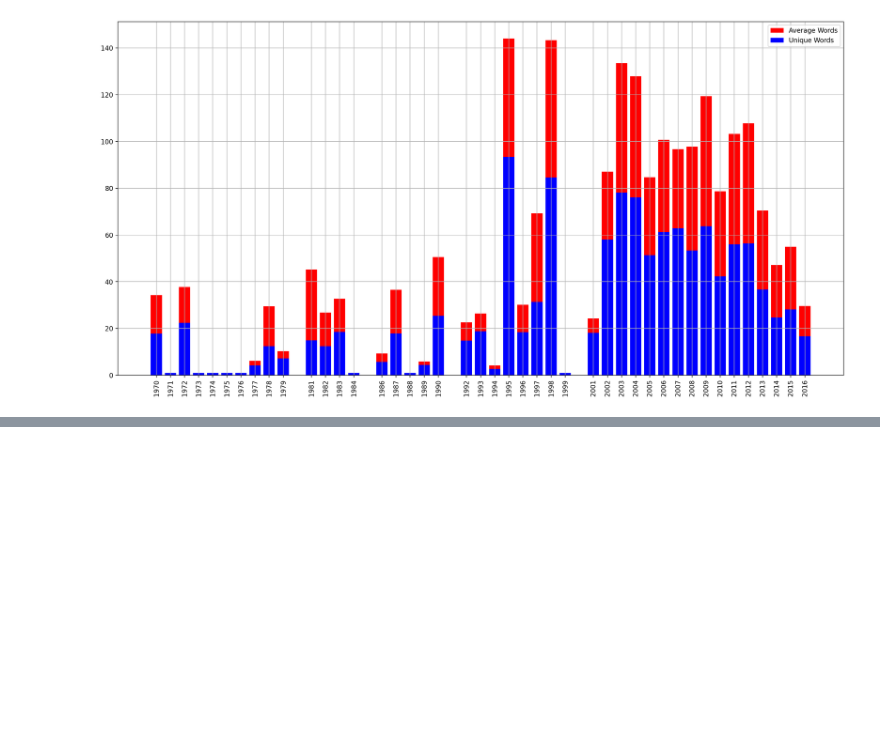
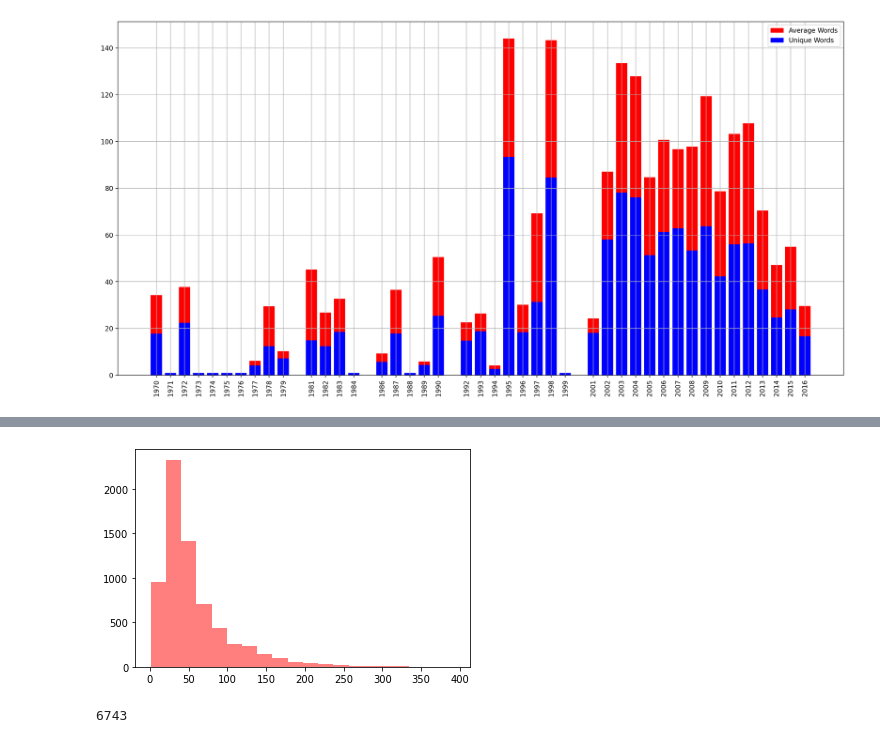
Before and after one commit to MilesJoseph/570_lyrics_NLP, a Jupyter notebook: 570_Lyrics_Assignment.ipynb, the cells around one changed output, grey strips where cells are left out. Saved outputs shown, nothing was run; the diff lists cells and outputs as text; code cells hidden in the pictures; blank space fills up the shorter version.

```diff
--- a/570_Lyrics_Assignment.ipynb
+++ b/570_Lyrics_Assignment.ipynb
@@ -263,0 +277,8 @@ lyrics_1
+# %%
+lyrics_2 = lyrics_1.dropna()
+# %%
+plt.hist(lyrics_2['freqNouns'], num_bins, facecolor='red', alpha=.5)
+plt.show()
+#still seems strange that you could have a song that has zero nouns.
+# %% [output]
+[figure, added]
@@ -263,0 +293,5 @@ lyrics_1
+# %%
+len(lyrics_2)
+#Can see there were quite a few records in this case.
+# %% [output]
+6743
```
Also changed, not shown: parts of 15 cells of this notebook.
